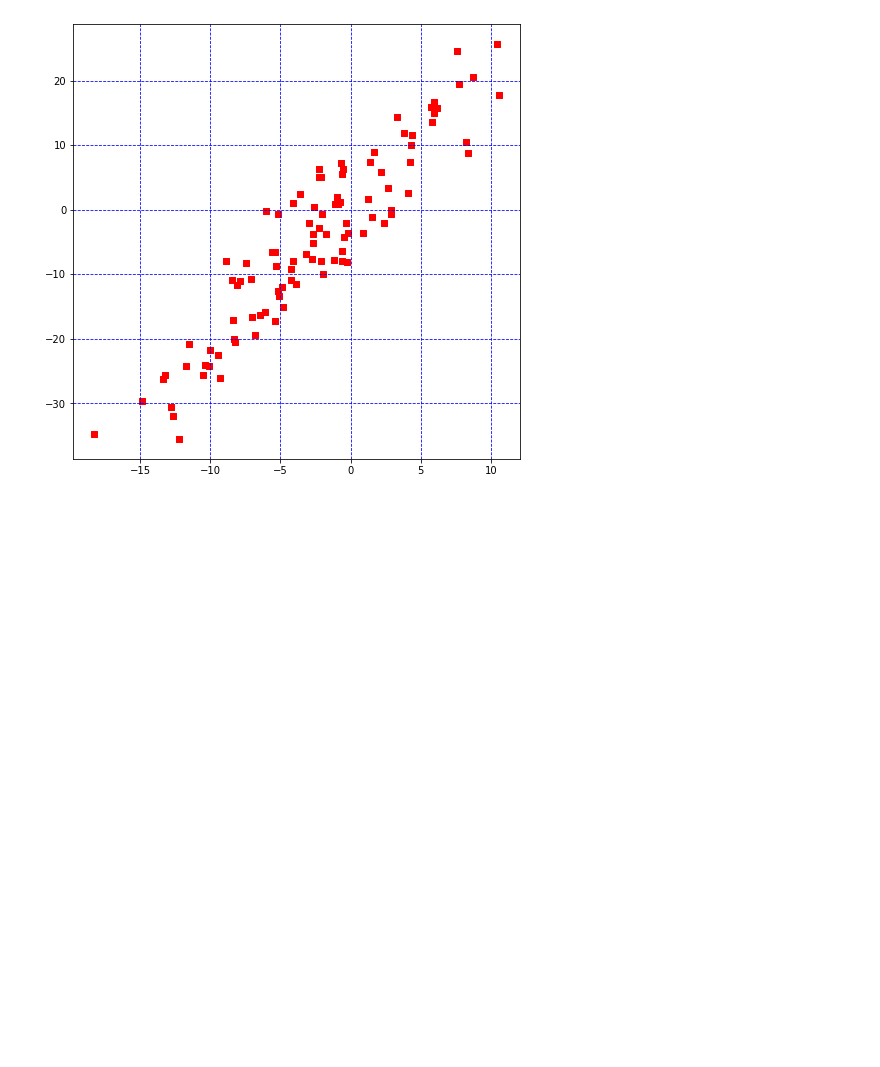
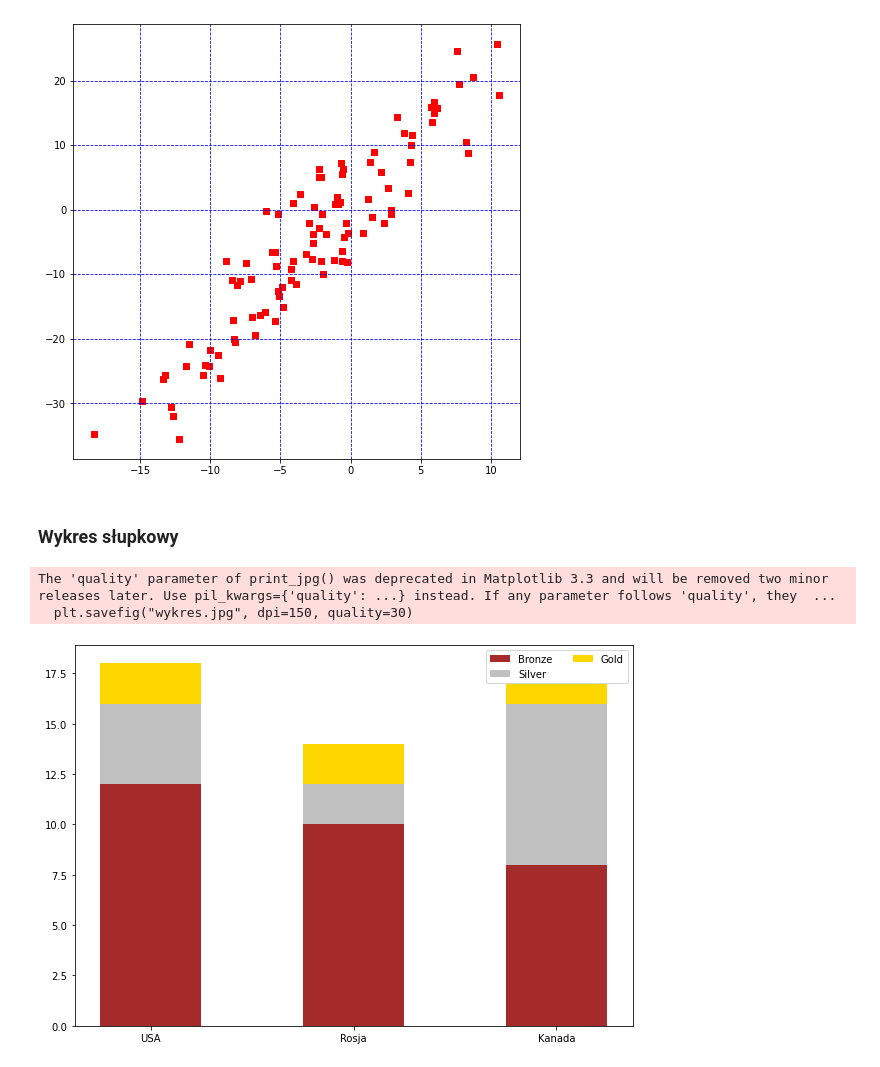
Before and after one commit to pad0910/Python2A, a Jupyter notebook: Dzien05/02-matplotlib.ipynb, the cells around one changed output. Cells and saved outputs as stored; diff of their text form; code cells hidden in the pictures; blank space fills up the shorter version.

```diff
--- a/Dzien05/02-matplotlib.ipynb
+++ b/Dzien05/02-matplotlib.ipynb
@@ -52,3 +52,29 @@ plt.scatter(x, y, color='red', marker="s")
 plt.show()
 # %% [output]
 [figure]
+# %% [markdown]
+### Wykres słupkowy
+# %%
+countries = ["USA", "Rosja", "Kanada"]
+m_bronze = np.array([12, 10, 8])
+m_silver = np.array([4,2,8])
+m_gold = np.array([2, 2, 1])
+
+plt.bar(countries, m_bronze, color='brown', width=.5, label="Bronze")
+plt.bar(countries, m_silver, color='silver', width=.5, bottom=m_bronze, label="Silver")
+plt.bar(countries, m_gold, color='gold', width=.5, bottom=m_bronze+m_silver, label="Gold")
+plt.legend(loc="upper right", ncol=2)
+
+# zwiekszanie rozmiaru wykresu po użyciu metod rysujących
+plt.gcf().set_size_inches(10,7)
+
+# zapis wykresu do pliku graficznego
+plt.savefig("wykres.png", dpi=150)
+plt.savefig("wykres.jpg", dpi=150, quality=30)
+plt.savefig("wykres.tif")
+
+plt.show()
+# %% [output]
+The 'quality' parameter of print_jpg() was deprecated in Matplotlib 3.3 and will be removed two minor releases later. Use pil_kwargs={'quality': ...} instead. If any parameter follows 'quality', they  ...
+  plt.savefig("wykres.jpg", dpi=150, quality=30)
+[figure, added]
```
Also changed, not shown: parts of 3 cells of this notebook, 4 other files.
